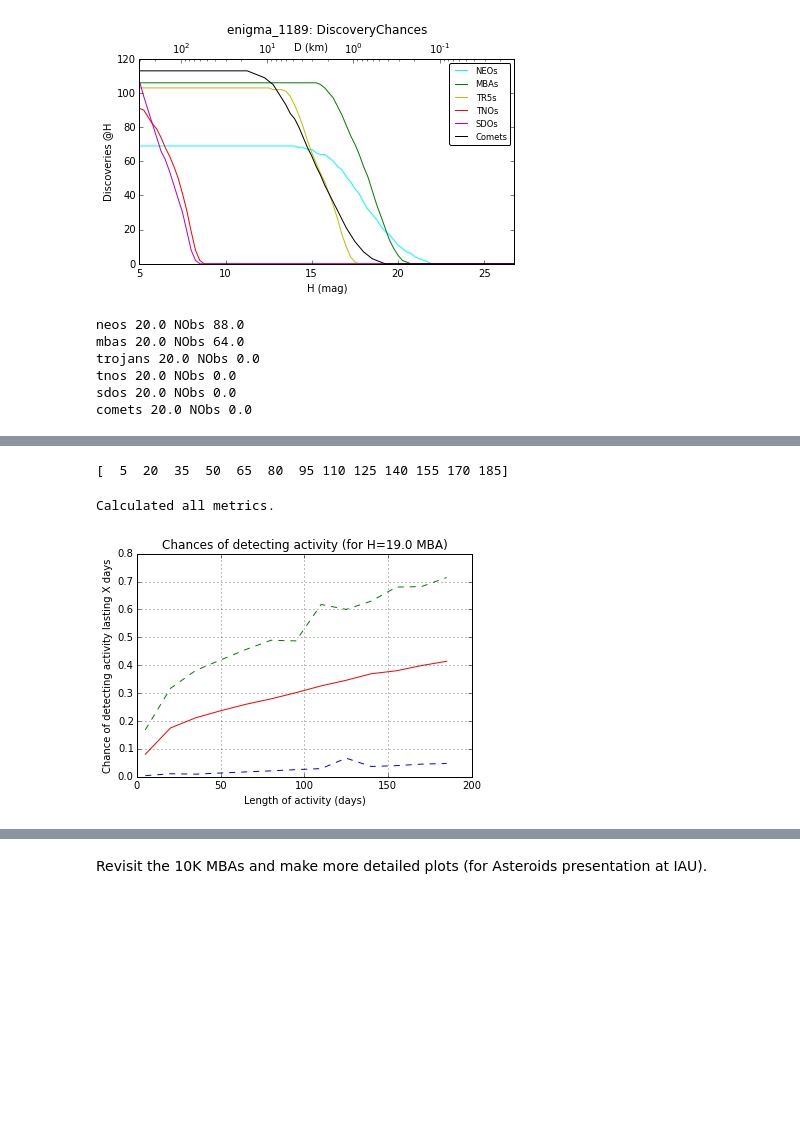
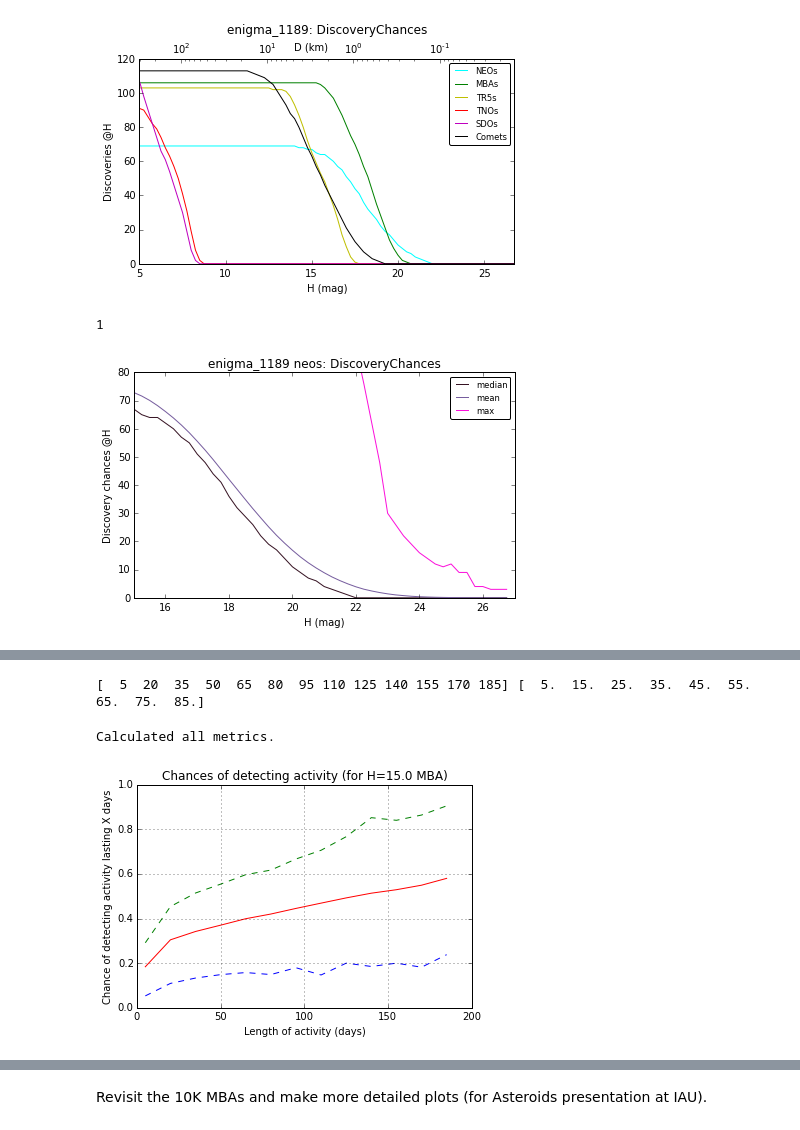
Before and after one commit to rhiannonlynne/MafSSO, a Jupyter notebook: SSO_Analysis.ipynb, the cells around one changed output, grey strips where cells are left out. Cells and saved outputs as stored; diff of their text form; code cells hidden in the pictures; blank space fills up the shorter version.

```diff
--- a/SSO_Analysis.ipynb
+++ b/SSO_Analysis.ipynb
@@ -193,21 +194,28 @@ for mplot in allBundles['neos'].keys():
 [figure]
 [figure]
 [figure]
+# %%
+# Take a closer look at the NEO discovery chances.
+ph = plots.PlotHandler(outDir=outDir)
+ph.setMetricBundles([allBundles['neos']['Discoveries'],
+                     allBundles['neos']['Discoveries'],
+                     allBundles['neos']['Discoveries']])
+ph.setPlotDicts([{'npReduce':np.median, 'label':'median'},
+                 {'npReduce':np.mean, 'label':'mean'},
+                 {'npReduce':np.max, 'label':'max'}])
+ph.plot(plotFunc=moPlots.MetricVsH(), plotDicts={'yMin':0, 'yMax':80, 'xMin':15, 'xMax':27,
+                                                 'ylabel':'Discovery chances @H'})
+# %% [output]
+1
+[figure, added]
 # %%
-mval = 'NObs'
+### mval = 'NObs'
 Hmark = 20.0
 summaryMetric = ValueAtHMetric(Hmark=Hmark)
 for obj in objtypes:
     allBundles[obj][mval].setSummaryMetrics(summaryMetric)
     allBundles[obj][mval].computeSummaryStats()
     print obj, Hmark, mval, np.median(allBundles[obj][mval].summaryValues['Value At H=%.1f' %(Hmark)])
-# %% [output]
-neos 20.0 NObs 88.0
-mbas 20.0 NObs 64.0
-trojans 20.0 NObs 0.0
-tnos 20.0 NObs 0.0
-sdos 20.0 NObs 0.0
-comets 20.0 NObs 0.0
 # %%
 mag_sun = -27.1
 km_per_au = 1.496e8
@@ -235,16 +243,23 @@ for H, d in zip(Hrange, diameter):
 26.5 0.0152369334731
 26.75 0.0135799312522
 # %%
+#reload(moMetrics)
 slicer = moslicers['mbas']
 windows = np.arange(1, 40, 3)*5
-print windows
+bins = np.arange(5, 95, 10.)
+print windows, bins
 abundles = {}
 for w in windows:
     metric = moMetrics.ActivityOverTimeMetric(w, metricName='Chances of Detecting Activity lasting %.0f days' %(w))
-    abundles['Activity %.0f' %w] = mmb.MoMetricBundle(metric, slicer, pandasConstraint,
+    abundles['TActivity %.0f' %w] = mmb.MoMetricBundle(metric, slicer, pandasConstraint,
                                                     runName=runName, metadata=metadata, plotDict=plotDict)
+for b in bins:
+    metric = moMetrics.ActivityOverPeriodMetric(b, metricName=
+                                                'Chances of Detecting Activity lasting %.0f of the period' %(b/360.0))
+    abundles['PActivity %.0f' %b] = mmb.MoMetricBundle(metric, slicer, pandasConstraint,
+                                                    runName=runName, metadata=metadata, plotDict=plotDict)
 # %% [output]
-[  5  20  35  50  65  80  95 110 125 140 155 170 185]
+[  5  20  35  50  65  80  95 110 125 140 155 170 185] [  5.  15.  25.  35.  45.  55.  65.  75.  85.]
 # %%
 outDir = 'ssm_2k_comp'
 resultsDb = db.ResultsDb(outDir=outDir)
@@ -255,29 +270,29 @@ Calculated all metrics.
 # %%
 # Plot the min/mean/max of the fraction of activity detection opportunities, over all objects
 # Need to make more summary statistics to do this more elegantly.
 meanFraction = np.zeros(len(windows), float)
 minFraction = np.zeros(len(windows), float)
 maxFraction = np.zeros(len(windows), float)
 
-Hmark = 19.0
-Hidx = np.where(Hrange == Hmark)[0]
+Hmark = 15.0
+Hidx = np.where(moslicers['neos'].Hrange  == Hmark)[0]
 for i, w in enumerate(windows):
-    b = abundles['Activity %.0f' %w]
+    b = abundles['TActivity %.0f' %w]
     meanFraction[i] = np.mean(b.metricValues.swapaxes(0, 1)[Hidx])
     minFraction[i] = np.min(b.metricValues.swapaxes(0, 1)[Hidx])
     maxFraction[i] = np.max(b.metricValues.swapaxes(0, 1)[Hidx])
 
 plt.figure()
 plt.plot(windows, meanFraction, 'r', label='Mean')
 plt.plot(windows, minFraction, 'b--', label='Min')
 plt.plot(windows, maxFraction, 'g--', label='Max')
 plt.xlabel('Length of activity (days)')
 plt.ylabel('Chance of detecting activity lasting X days')
 plt.title('Chances of detecting activity (for H=%.1f MBA)' %(Hmark))
 plt.grid()
 plt.savefig(os.path.join(outDir, 'activity.png'), format='png')
 # %% [output]
-[figure, old version]
+[figure, new version]
 # %%
 meanFraction = {}
 Hs = [15, 18.5, 20]
```
Also changed, not shown: parts of 15 cells of this notebook, 3 other files.
